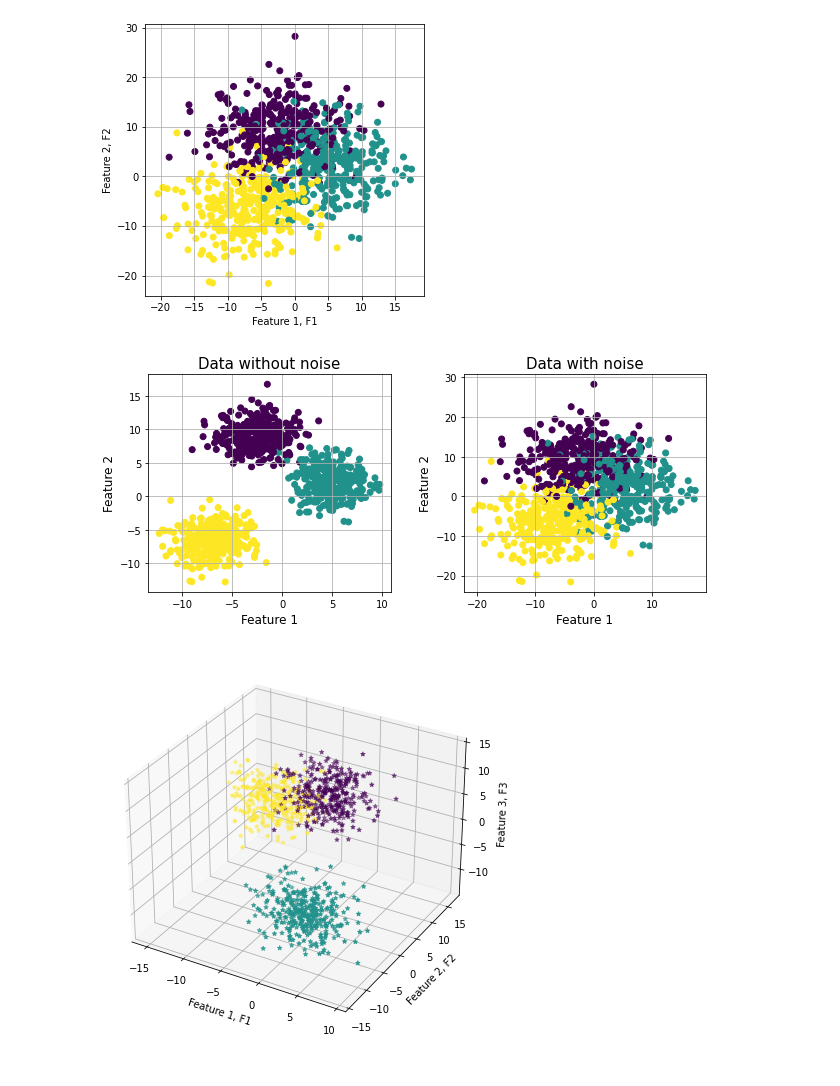
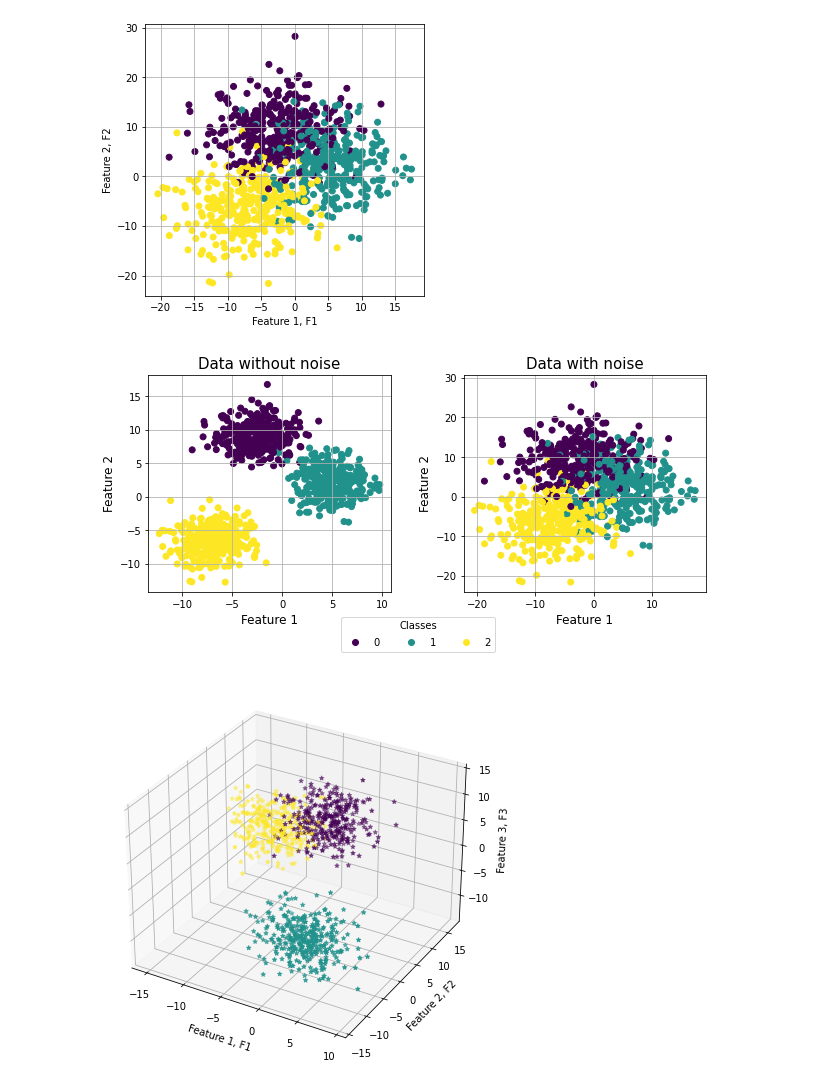
Before and after one commit to michaukuk/clamp_evaluation, a Jupyter notebook: datasets_generator.ipynb, the cells around one changed output. Drawn from its saved outputs; the diff is of its cells as text; code cells hidden in the pictures.

```diff
--- a/datasets_generator.ipynb
+++ b/datasets_generator.ipynb
@@ -45,20 +45,21 @@ df.to_csv('datasets/make_blobs_2d.csv')
 # %%
 fig, axs = plt.subplots(1,2, figsize=(10,4), sharex=False)
 plt.subplots_adjust(wspace =0.3)
-axs[0].scatter(df_c['F1'],df_c['F2'],c=df_c['y'],cmap='viridis')
+scatter = axs[0].scatter(df_c['F1'],df_c['F2'],c=df_c['y'],cmap='viridis')
 axs[1].scatter(df['F1'],df['F2'],c=df['y'],cmap='viridis')
 axs[0].set_title('Data without noise', fontsize=15)
 axs[1].set_title('Data with noise', fontsize=15)
 axs[0].set_xlabel("Feature 1", fontsize=12)
 axs[0].set_ylabel("Feature 2", fontsize=12)
 axs[1].set_xlabel("Feature 1", fontsize=12)
 axs[1].set_ylabel("Feature 2", fontsize=12)
-#axs[0].legend((0,1,2), ('0','1','2'))
+handles, labels = scatter.legend_elements()
+fig.legend(handles, labels, loc='lower center', ncol=len(handles), bbox_to_anchor=(0.5, -0.1), title="Classes")
 axs[0].grid()
 axs[1].grid()
 plt.savefig('pix/make_blobs_2d_comp.pdf', bbox_inches='tight', format="pdf")
 # %% [output]
-[figure, old version]
+[figure, new version]
 # %%
 n_samples = 1000
 centers  = 3
```
Also changed, not shown: parts of 5 cells of this notebook, 8 other files.
